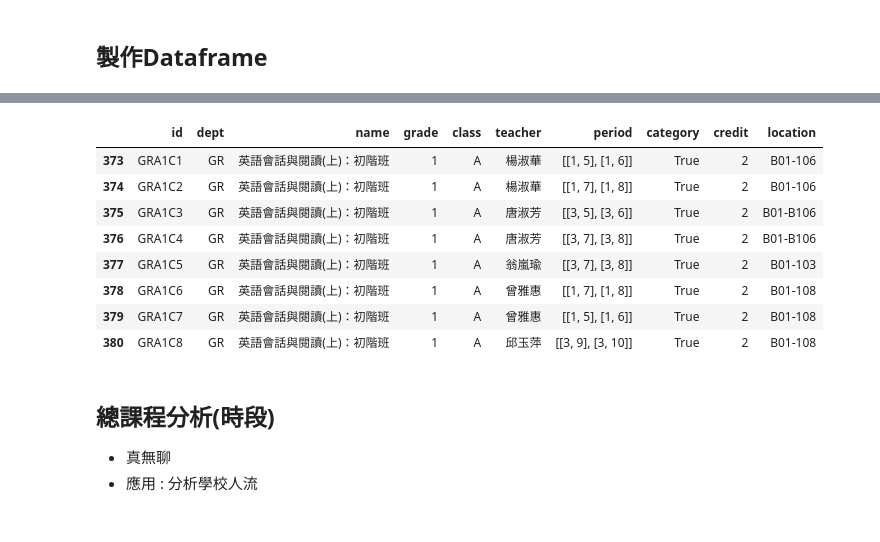
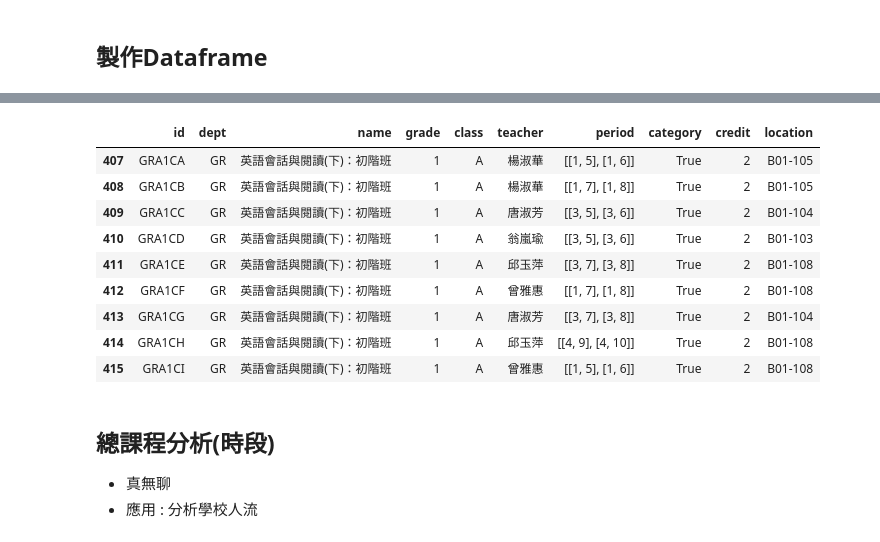
Before and after one commit to chiahsuantw/NUK-Course-Selection-Tool, a Jupyter notebook: scraper/CourseProcessing.ipynb, the cells around one changed output, grey strips where cells are left out. Cells and saved outputs as stored; diff of their text form; code cells hidden in the pictures.

```diff
--- a/scraper/CourseProcessing.ipynb
+++ b/scraper/CourseProcessing.ipynb
@@ -80,15 +80,16 @@ df_allCourse[df_allCourse['name'] == ' 英語會話與閱讀(上)：中階班']
 # %%
-df_allCourse[df_allCourse['name'] == ' 英語會話與閱讀(上)：初階班']
+df_allCourse[df_allCourse['name'] == ' 英語會話與閱讀(下)：初階班']
 # %% [output]
 |  | id | dept | name | grade | class | teacher | period | category | credit | location |
-| 373 | GRA1C1 | GR | 英語會話與閱讀(上)：初階班 | 1 | A | 楊淑華 | [[1, 5], [1, 6]] | True | 2 | B01-106 |
-| 374 | GRA1C2 | GR | 英語會話與閱讀(上)：初階班 | 1 | A | 楊淑華 | [[1, 7], [1, 8]] | True | 2 | B01-106 |
-| 375 | GRA1C3 | GR | 英語會話與閱讀(上)：初階班 | 1 | A | 唐淑芳 | [[3, 5], [3, 6]] | True | 2 | B01-B106 |
-| 376 | GRA1C4 | GR | 英語會話與閱讀(上)：初階班 | 1 | A | 唐淑芳 | [[3, 7], [3, 8]] | True | 2 | B01-B106 |
-| 377 | GRA1C5 | GR | 英語會話與閱讀(上)：初階班 | 1 | A | 翁嵐瑜 | [[3, 7], [3, 8]] | True | 2 | B01-103 |
-| 378 | GRA1C6 | GR | 英語會話與閱讀(上)：初階班 | 1 | A | 曾雅惠 | [[1, 7], [1, 8]] | True | 2 | B01-108 |
-| 379 | GRA1C7 | GR | 英語會話與閱讀(上)：初階班 | 1 | A | 曾雅惠 | [[1, 5], [1, 6]] | True | 2 | B01-108 |
-| 380 | GRA1C8 | GR | 英語會話與閱讀(上)：初階班 | 1 | A | 邱玉萍 | [[3, 9], [3, 10]] | True | 2 | B01-108 |
+| 407 | GRA1CA | GR | 英語會話與閱讀(下)：初階班 | 1 | A | 楊淑華 | [[1, 5], [1, 6]] | True | 2 | B01-105 |
+| 408 | GRA1CB | GR | 英語會話與閱讀(下)：初階班 | 1 | A | 楊淑華 | [[1, 7], [1, 8]] | True | 2 | B01-105 |
+| 409 | GRA1CC | GR | 英語會話與閱讀(下)：初階班 | 1 | A | 唐淑芳 | [[3, 5], [3, 6]] | True | 2 | B01-104 |
+| 410 | GRA1CD | GR | 英語會話與閱讀(下)：初階班 | 1 | A | 翁嵐瑜 | [[3, 5], [3, 6]] | True | 2 | B01-103 |
+| 411 | GRA1CE | GR | 英語會話與閱讀(下)：初階班 | 1 | A | 邱玉萍 | [[3, 7], [3, 8]] | True | 2 | B01-108 |
+| 412 | GRA1CF | GR | 英語會話與閱讀(下)：初階班 | 1 | A | 曾雅惠 | [[1, 7], [1, 8]] | True | 2 | B01-108 |
+| 413 | GRA1CG | GR | 英語會話與閱讀(下)：初階班 | 1 | A | 唐淑芳 | [[3, 7], [3, 8]] | True | 2 | B01-104 |
+| 414 | GRA1CH | GR | 英語會話與閱讀(下)：初階班 | 1 | A | 邱玉萍 | [[4, 9], [4, 10]] | True | 2 | B01-108 |
+| 415 | GRA1CI | GR | 英語會話與閱讀(下)：初階班 | 1 | A | 曾雅惠 | [[1, 5], [1, 6]] | True | 2 | B01-108 |
 # %% [markdown]
 ## 總課程分析(時段)
 * 真無聊
```
Also changed, not shown: parts of 9 cells of this notebook, 3 other files.
